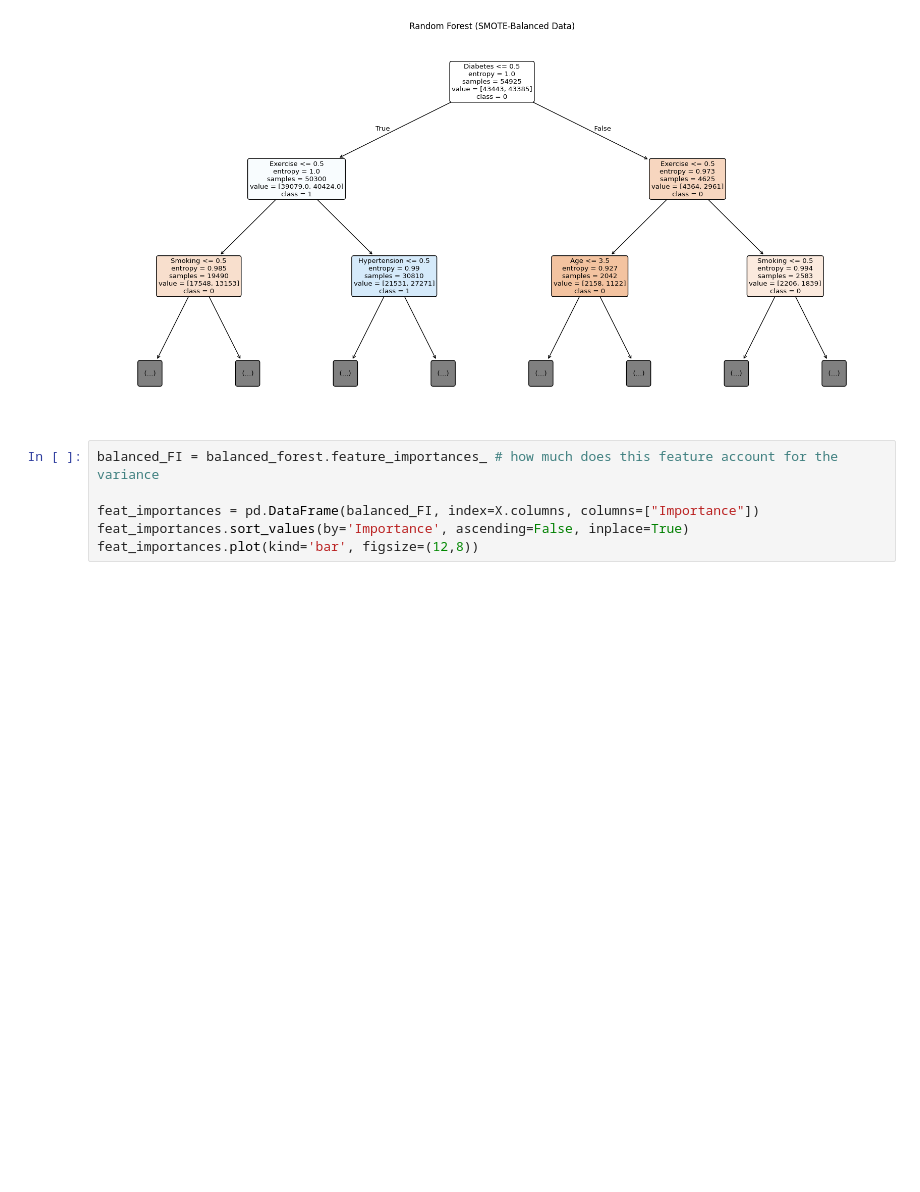
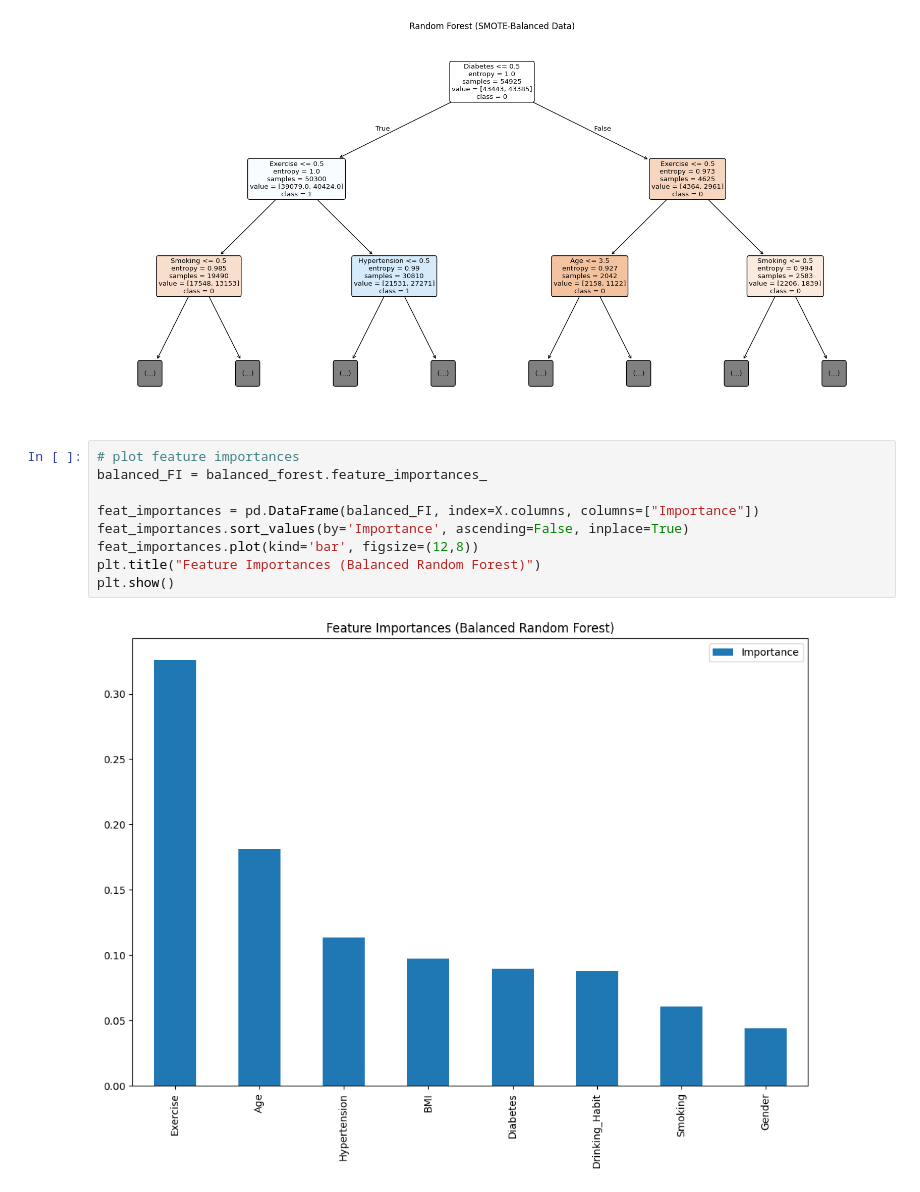
Before and after one commit to jweland/DataModels, a Jupyter notebook: RandomForest.ipynb, the cells around one changed output. Saved outputs shown, nothing was run; the diff lists cells and outputs as text; blank space fills up the shorter version.

```diff
--- a/RandomForest.ipynb
+++ b/RandomForest.ipynb
@@ -92,8 +94,13 @@ plt.show()
 # %% [output]
 [figure]
 # %%
-balanced_FI = balanced_forest.feature_importances_ # how much does this feature account for the variance
+# plot feature importances
+balanced_FI = balanced_forest.feature_importances_
 
 feat_importances = pd.DataFrame(balanced_FI, index=X.columns, columns=["Importance"])
 feat_importances.sort_values(by='Importance', ascending=False, inplace=True)
 feat_importances.plot(kind='bar', figsize=(12,8))
+plt.title("Feature Importances (Balanced Random Forest)")
+plt.show()
+# %% [output]
+[figure, added]
```
Also changed, not shown: parts of 2 cells of this notebook, 1 other file.
